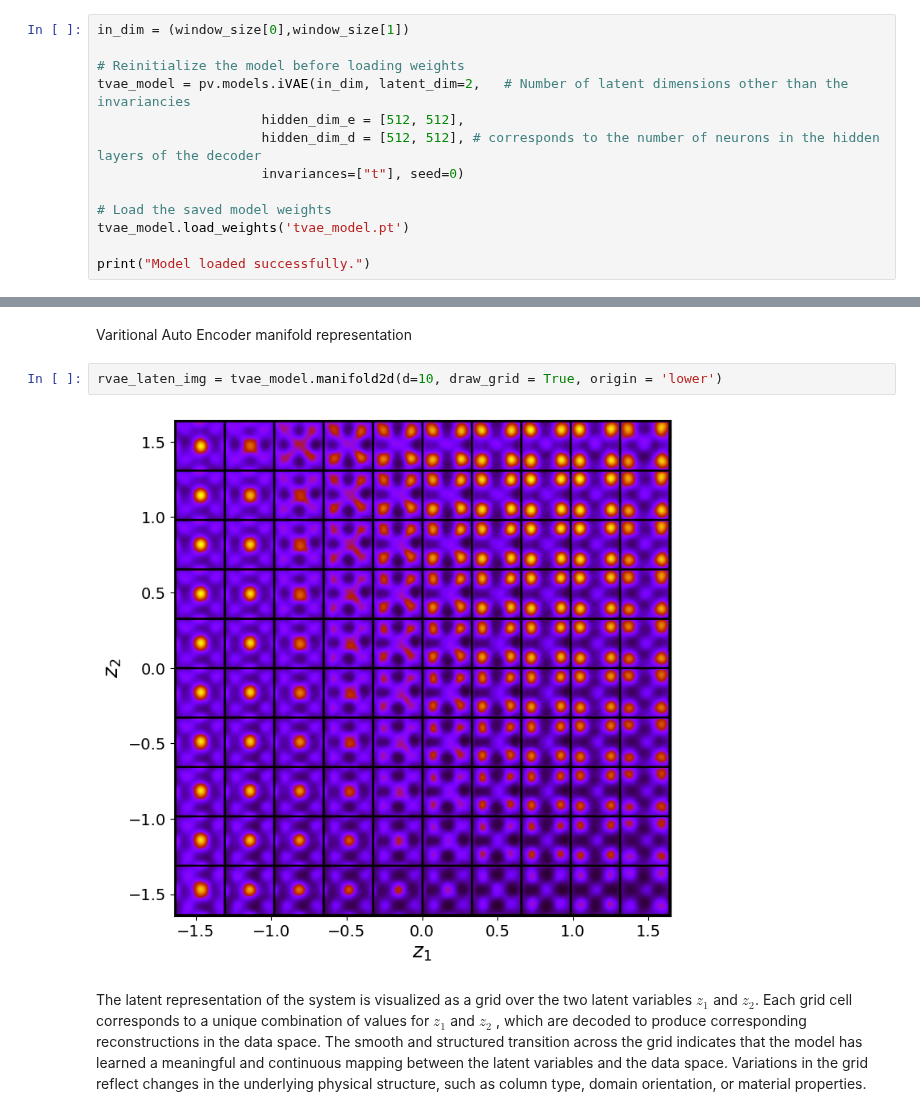
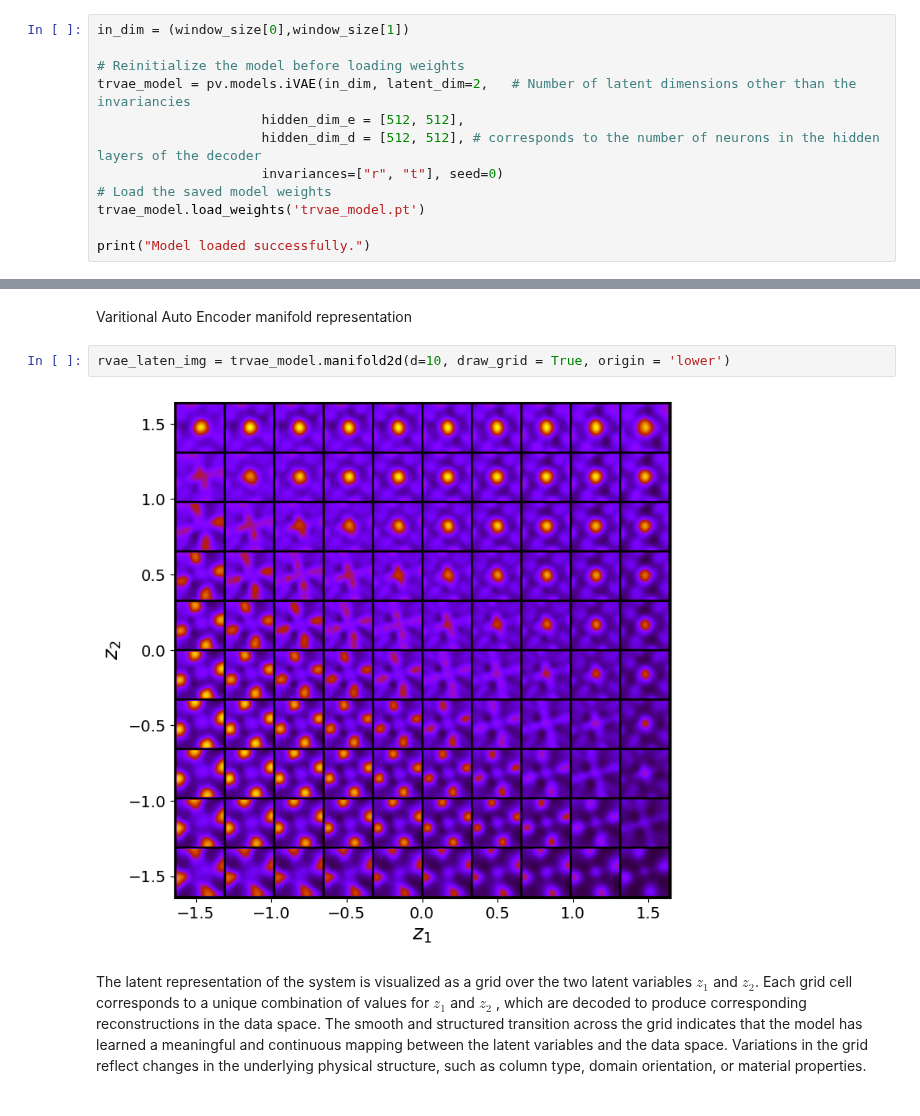
Before and after one commit to msa-em/variational-autoencoders, a Jupyter notebook: notebooks/trVAE_notebook.ipynb, the cells around one changed output, grey strips where cells are left out. Saved outputs shown, nothing was run; the diff lists cells and outputs as text.

```diff
--- a/notebooks/trVAE_notebook.ipynb
+++ b/notebooks/trVAE_notebook.ipynb
@@ -174,13 +182,12 @@ To: /Users/kbarakat/Library/CloudStorage/OneDrive-UniversityofTennessee/Publicat
 in_dim = (window_size[0],window_size[1])
 
 # Reinitialize the model before loading weights
-tvae_model = pv.models.iVAE(in_dim, latent_dim=2,   # Number of latent dimensions other than the invariancies
+trvae_model = pv.models.iVAE(in_dim, latent_dim=2,   # Number of latent dimensions other than the invariancies
                      hidden_dim_e = [512, 512],
                      hidden_dim_d = [512, 512], # corresponds to the number of neurons in the hidden layers of the decoder
-                     invariances=["t"], seed=0)
-
+                     invariances=["r", "t"], seed=0)
 # Load the saved model weights
-tvae_model.load_weights('tvae_model.pt')
+trvae_model.load_weights('trvae_model.pt')
 
 print("Model loaded successfully.")
 # %% [output]
@@ -188,9 +195,9 @@ Model loaded successfully.
 # %% [markdown]
 Varitional Auto Encoder manifold representation
 # %%
-rvae_laten_img = tvae_model.manifold2d(d=10, draw_grid = True, origin = 'lower')
+rvae_laten_img = trvae_model.manifold2d(d=10, draw_grid = True, origin = 'lower')
 # %% [output]
-[figure, old version]
+[figure, new version]
 # %% [markdown]
 The latent representation of the system is visualized as a grid over the two latent variables $z_1$ and $z_2$. Each grid cell corresponds to a unique combination of values for $z_1$ and $z_2$ , which are decoded to produce corresponding reconstructions in the data space. The smooth and structured transition across the grid indicates that the model has learned a meaningful and continuous mapping between the latent variables and the data space. Variations in the grid reflect changes in the underlying physical structure, such as column type, domain orientation, or material properties.
 # %%
```
Also changed, not shown: parts of 9 cells of this notebook, 3 other files.
